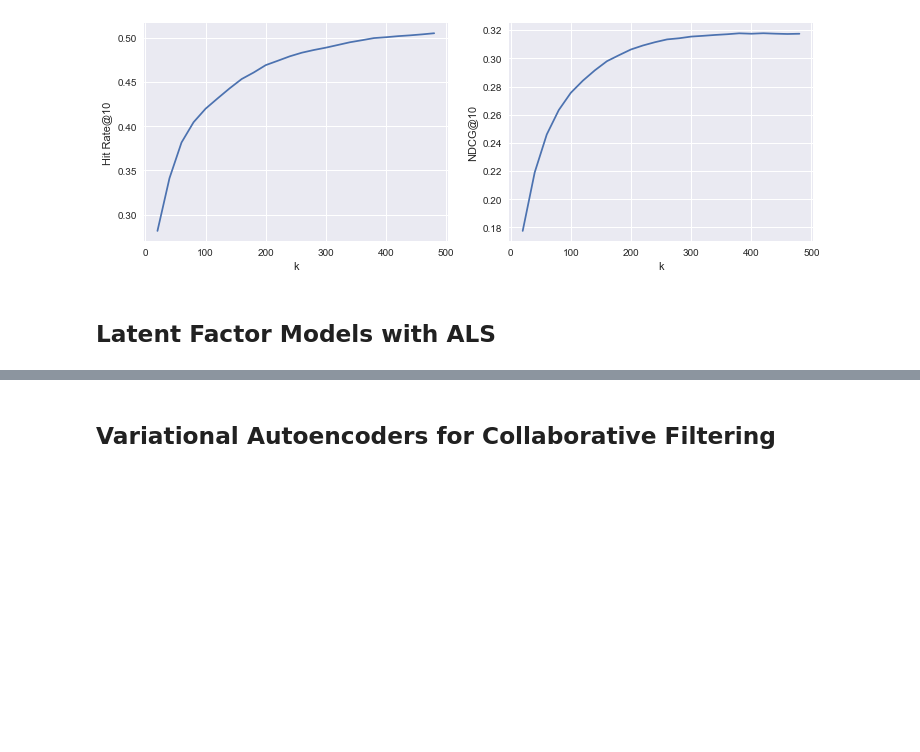
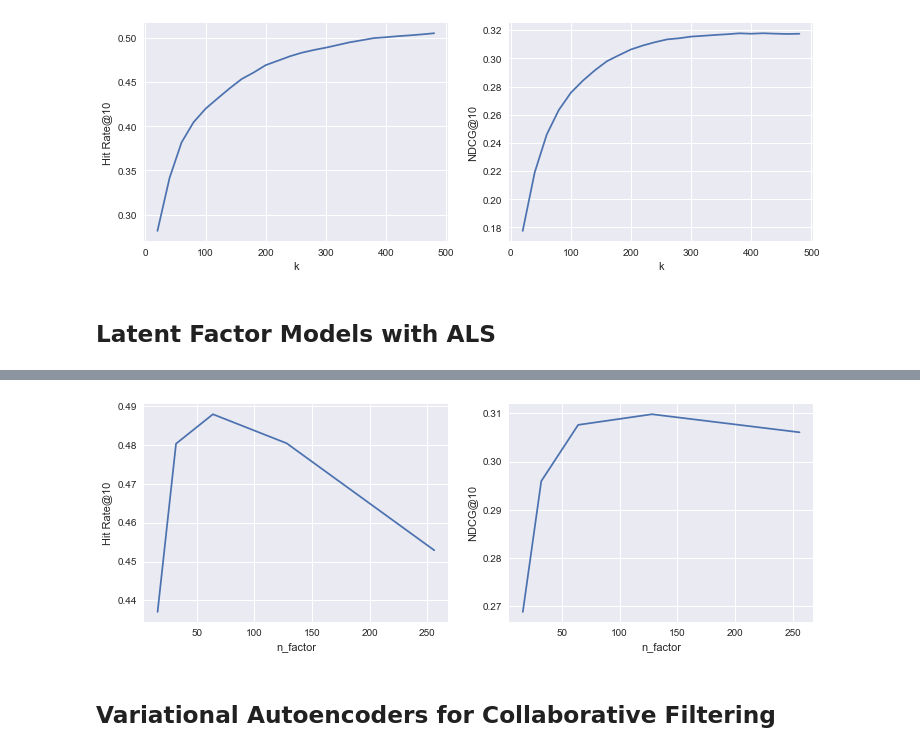
Before and after one commit to fs302/AlgoComp, a Jupyter notebook: MSD_Recommendation/src/Experiment.ipynb, the cells around one changed output, grey strips where cells are left out. Saved outputs shown, nothing was run; the diff lists cells and outputs as text; code cells hidden in the pictures; blank space fills up the shorter version.

```diff
--- a/MSD_Recommendation/src/Experiment.ipynb
+++ b/MSD_Recommendation/src/Experiment.ipynb
@@ -283,3 +283,6 @@ def test_mf_als(train_data, testRatings, testNegatives, n_epochs = 20, factors=6
     hr, ndcg = np.array(hits).mean(), np.array(ndcgs).mean()
     print('MF_ALS, test_size = %d, HR = %.4f, NDCG = %.4f'  % ( len(hits), hr, ndcg))
     return hr, ndcg
+# %%
+st = time.time()
+print time.time()-st
@@ -285,0 +291,16 @@ def test_mf_als(train_data, testRatings, testNegatives, n_epochs = 20, factors=6
+# %%
+params = [16,32,64,128,256]
+p_hrs = []
+p_ndcg = []
+
+dataset_name='msd-little'
+n_users, n_items, train_data = utils.load_train_data(os.path.join(train_dir, '%s.train.rating' % dataset_name))
+testRatings =  utils.load_rating_file_as_list("../train/%s.test.rating" % dataset_name)
+testNegatives = utils.load_negative_file("../train/%s.test.negative" % dataset_name)
+
+for param in params:
+    st = time.time()
+    hr, ndcg = test_mf_als(train_data, testRatings, testNegatives, n_epochs = 20, factors=param, topk=10, limit=10000)
+    p_hrs.append(hr)
+    p_ndcg.append(ndcg)
+    print('N_factor = %.1f, HR = %.4f, NDCG = %.4f, time = %.2f'  % (param, hr, ndcg, time.time()-st))
@@ -286,3 +318,17 @@ def test_mf_als(train_data, testRatings, testNegatives, n_epochs = 20, factors=6
+# %%
+f, (ax1, ax2) = plt.subplots(1, 2, figsize=(12, 4))
+topk=10
+ax1.plot(params, p_hrs)
+ax1.set_ylabel("Hit Rate@%d" % topk)
+ax1.set_xlabel("n_factor")
+
+ax2.plot(params, p_ndcg)
+ax2.set_ylabel("NDCG@%d" % topk)
+ax2.set_xlabel("n_factor")
+
+pass
+# %% [output]
+[figure, added]
 # %% [markdown]
 ## Variational Autoencoders for Collaborative Filtering
 # %%
```
Also changed, not shown: parts of 3 cells of this notebook, 3 other files.
